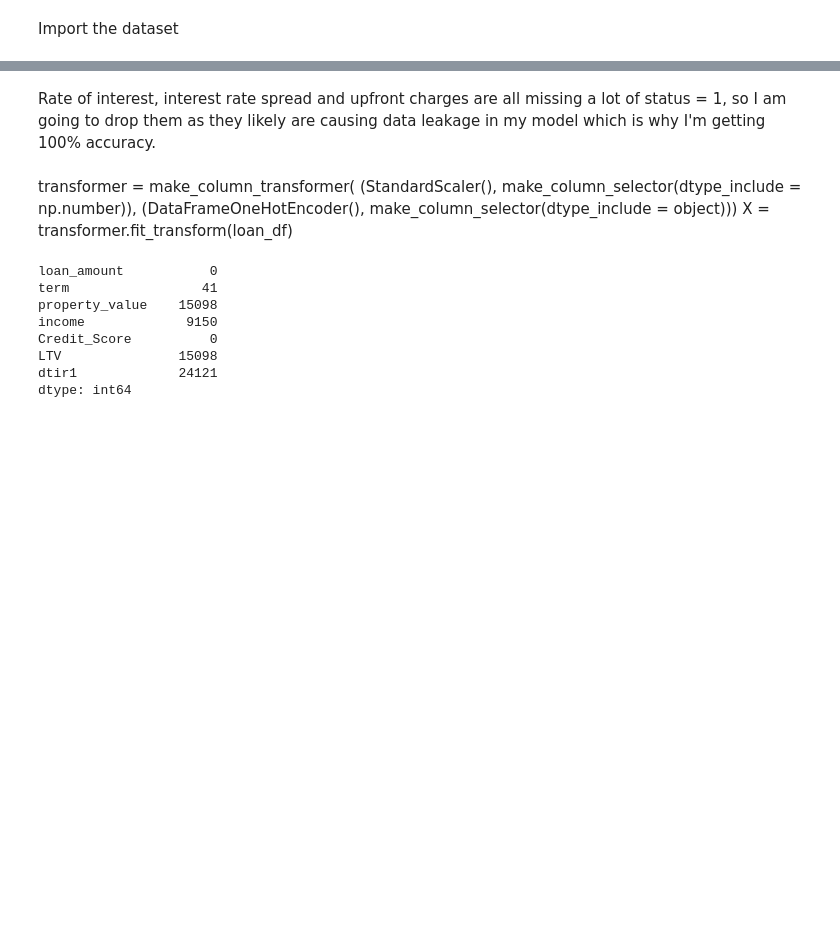
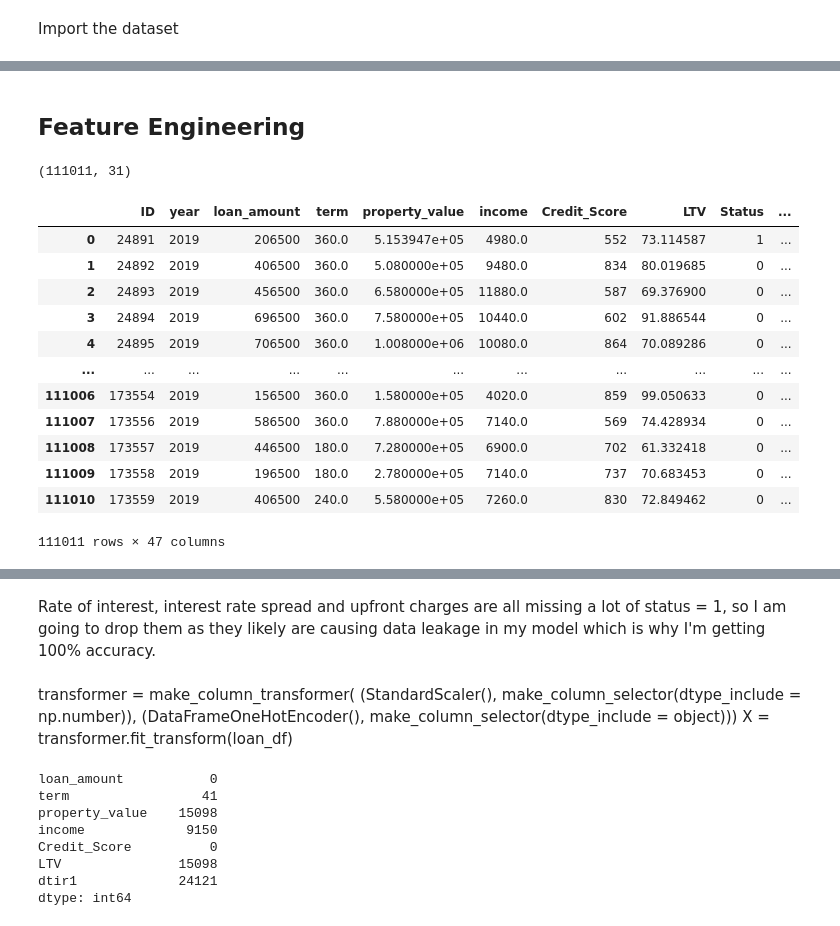
Before and after one commit to kaylawilding/LoanDefault, a Jupyter notebook: notebooks/loan_default.ipynb, the cells around one changed output, grey strips where cells are left out. Cells and saved outputs as stored; diff of their text form; code cells hidden in the pictures; blank space fills up the shorter version.

```diff
--- a/loan_default.ipynb
+++ b/notebooks/loan_default.ipynb
@@ -26,0 +24,4 @@ df_orig = pd.read_csv('Raw Data/Loan_Default.csv')
+# %%
+kaggle.api.authenticate()
+kaggle.api.dataset_download_files('yasserh/loan-default-dataset', path='../backend/data/raw/', unzip=True)
+loan_df = pd.read_csv('../backend/data/raw//Loan_Default.csv')
@@ -26,0 +38,3 @@ df_orig = pd.read_csv('Raw Data/Loan_Default.csv')
+# %%
+loan_df = loan_df[~loan_df['Gender'].str.contains("Not Available")]
+print(loan_df['Status'].value_counts())
@@ -26,0 +47,17 @@ df_orig = pd.read_csv('Raw Data/Loan_Default.csv')
+# %%
+# All or mostly missing where status = 1
+loan_df = loan_df.drop(columns=['rate_of_interest', 'Interest_rate_spread', 'Upfront_charges'])
+dict_na = {
+    'loan_limit': loan_df['loan_limit'].mode()[0],
+    'approv_in_adv': loan_df['approv_in_adv'].mode()[0],
+    'loan_purpose': loan_df['loan_purpose'].mode()[0],
+    'term': loan_df['term'].mode()[0],
+    'Neg_ammortization': loan_df['Neg_ammortization'].mode()[0],
+    'property_value': loan_df['property_value'].mean(),
+    'income': loan_df['income'].mean(),
+    'LTV': loan_df['LTV'].mean(),
+    'dtir1': loan_df['dtir1'].mean()
+}
+loan_df = loan_df.fillna(dict_na)
+assert loan_df.isnull().sum().sum() == 0
+display(loan_df)
@@ -26,0 +78,34 @@ df_orig = pd.read_csv('Raw Data/Loan_Default.csv')
+# %% [markdown]
+## Feature Engineering
+# %%
+obj_cols = loan_df.select_dtypes(include=['object']).columns.tolist()
+encoder = OneHotEncoder(sparse_output=False, drop='first')
+one_hot_encoded = encoder.fit_transform(loan_df[obj_cols])
+one_hot_df = pd.DataFrame(one_hot_encoded, columns=encoder.get_feature_names_out(obj_cols))
+
+loan_df = loan_df.reset_index(drop=True)
+one_hot_df = one_hot_df.reset_index(drop=True)
+# Concatenate the one-hot encoded dataframe with the dataframe
+df_encoded = pd.concat([loan_df, one_hot_df], axis=1)
+print(loan_df.shape)
+
+# Drop the original categorical columns
+df_encoded = df_encoded.drop(obj_cols, axis=1)
+
+# Display the resulting dataframe
+display(df_encoded)
+# %% [output]
+(111011, 31)
+|  | ID | year | loan_amount | term | property_value | income | Credit_Score | LTV | Status | ... |
+| 0 | 24891 | 2019 | 206500 | 360.0 | 5.153947e+05 | 4980.0 | 552 | 73.114587 | 1 | ... |
+| 1 | 24892 | 2019 | 406500 | 360.0 | 5.080000e+05 | 9480.0 | 834 | 80.019685 | 0 | ... |
+| 2 | 24893 | 2019 | 456500 | 360.0 | 6.580000e+05 | 11880.0 | 587 | 69.376900 | 0 | ... |
+| 3 | 24894 | 2019 | 696500 | 360.0 | 7.580000e+05 | 10440.0 | 602 | 91.886544 | 0 | ... |
+| 4 | 24895 | 2019 | 706500 | 360.0 | 1.008000e+06 | 10080.0 | 864 | 70.089286 | 0 | ... |
+| ... | ... | ... | ... | ... | ... | ... | ... | ... | ... | ... |
+| 111006 | 173554 | 2019 | 156500 | 360.0 | 1.580000e+05 | 4020.0 | 859 | 99.050633 | 0 | ... |
+| 111007 | 173556 | 2019 | 586500 | 360.0 | 7.880000e+05 | 7140.0 | 569 | 74.428934 | 0 | ... |
+| 111008 | 173557 | 2019 | 446500 | 180.0 | 7.280000e+05 | 6900.0 | 702 | 61.332418 | 0 | ... |
+| 111009 | 173558 | 2019 | 196500 | 180.0 | 2.780000e+05 | 7140.0 | 737 | 70.683453 | 0 | ... |
+| 111010 | 173559 | 2019 | 406500 | 240.0 | 5.580000e+05 | 7260.0 | 830 | 72.849462 | 0 | ... |
+111011 rows × 47 columns
```
Also changed, not shown: parts of 24 cells of this notebook, 21 other files.
